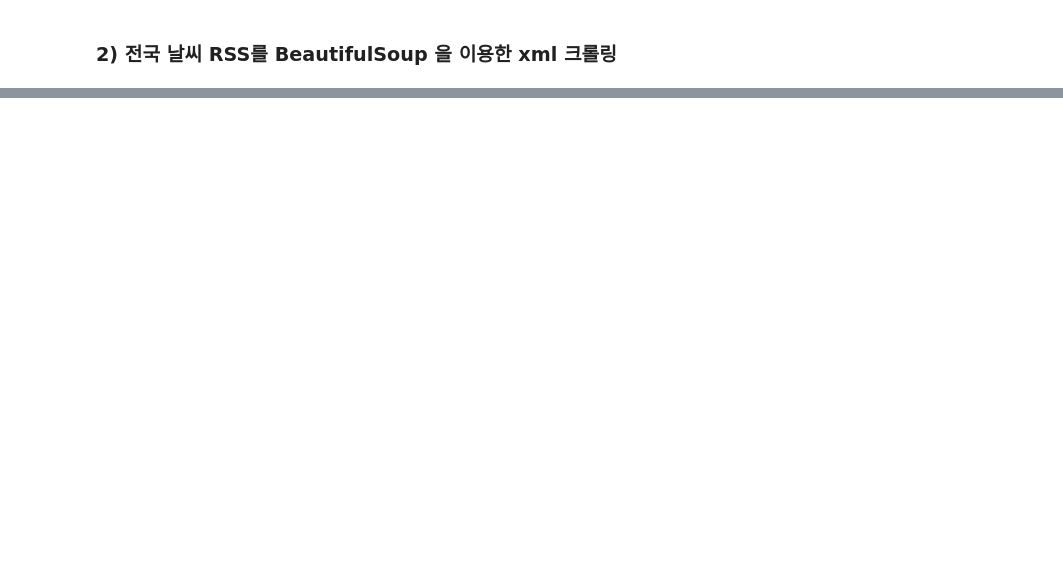
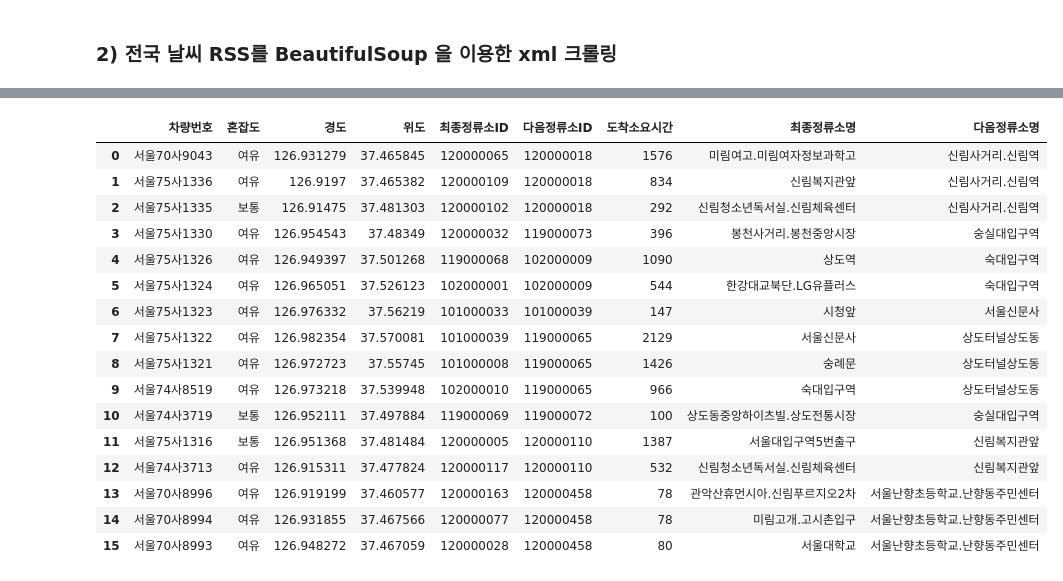
Before and after one commit to minjunK94/ai, a Jupyter notebook: source/07_python/ch14_웹데이터수집1_정적.ipynb, the cells around one changed output, grey strips where cells are left out. Drawn from its saved outputs; the diff is of its cells as text; code cells hidden in the pictures; blank space fills up the shorter version.

```diff
--- a/source/07_python/ch14_웹데이터수집1_정적.ipynb
+++ b/source/07_python/ch14_웹데이터수집1_정적.ipynb
@@ -843,0 +1087,31 @@ for loc in locations:
+# %%
+key = 'kWiLqR5an3qgHfkycjPmjxAie5mGGzW0LuPktrSNA3kqpsmWfsLSW9TxR9k0khrZgJLecVcO88n5LsStz845eg%3D%3D'
+url3 = f'http://ws.bus.go.kr/api/rest/buspos/getBusPosByRtid?ServiceKey={key}&busRouteId={busRouteId}'
+print(url3)
+savefilename3 = 'data/ch14_3busPosition.xml'
+urlretrieve(url3, savefilename3)
+xml = open(savefilename3, 'r', encoding='utf-8').read()
+soup = BeautifulSoup(xml, "xml")
+bus_position = []
+for itemList in soup.select('itemList'):
+    plainNo = itemList.find('plainNo').text
+    congetion = itemList.find('congetion').text
+    congetion = '여유' if congetion=='3' \
+    else '보통' if congetion=='4' \
+    else '혼잡' if congetion=='5' \
+    else '매우혼잡'
+    gpsX = itemList.find('gpsX').text
+    gpsY = itemList.find('gpsY').text
+    lastStnId = itemList.find('lastStnId').text
+    nextStId = itemList.find('nextStId').text
+    nextStTm = itemList.find('nextStTm').text
+    bus_position.append({'차량번호':plainNo,
+                        '혼잡도':congetion,
+                        '경도':gpsX,
+                        '위도':gpsY,
+                        '최종정류소ID':lastStnId,
+                        '다음정류소ID':nextStId,
+                        '도착소요시간':nextStTm})
+df_pos = pd.DataFrame(bus_position)
+print(f'{busNum}번 운행중인 버스는 {len(df_pos)}')
+df_pos
@@ -843,0 +1142,5 @@ for loc in locations:
+# %%
+def station_name(row):
+    row['최종정류소명'] = df.loc[df['정류소ID']==row['최종정류소ID'], '정류소명'].iloc[0]
+    row['다음정류소명'] = df.loc[df['정류소ID']==row['다음정류소ID'], '정류소명'].iloc[0]
+    return row
@@ -843,0 +1160,20 @@ for loc in locations:
+# %%
+df_pos.apply(station_name, axis=1)
+# %% [output]
+|  | 차량번호 | 혼잡도 | 경도 | 위도 | 최종정류소ID | 다음정류소ID | 도착소요시간 | 최종정류소명 | 다음정류소명 |
+| 0 | 서울70사9043 | 여유 | 126.931279 | 37.465845 | 120000065 | 120000018 | 1576 | 미림여고.미림여자정보과학고 | 신림사거리.신림역 |
+| 1 | 서울75사1336 | 여유 | 126.9197 | 37.465382 | 120000109 | 120000018 | 834 | 신림복지관앞 | 신림사거리.신림역 |
+| 2 | 서울75사1335 | 보통 | 126.91475 | 37.481303 | 120000102 | 120000018 | 292 | 신림청소년독서실.신림체육센터 | 신림사거리.신림역 |
+| 3 | 서울75사1330 | 여유 | 126.954543 | 37.48349 | 120000032 | 119000073 | 396 | 봉천사거리.봉천중앙시장 | 숭실대입구역 |
+| 4 | 서울75사1326 | 여유 | 126.949397 | 37.501268 | 119000068 | 102000009 | 1090 | 상도역 | 숙대입구역 |
+| 5 | 서울75사1324 | 여유 | 126.965051 | 37.526123 | 102000001 | 102000009 | 544 | 한강대교북단.LG유플러스 | 숙대입구역 |
+| 6 | 서울75사1323 | 여유 | 126.976332 | 37.56219 | 101000033 | 101000039 | 147 | 시청앞 | 서울신문사 |
+| 7 | 서울75사1322 | 여유 | 126.982354 | 37.570081 | 101000039 | 119000065 | 2129 | 서울신문사 | 상도터널상도동 |
+| 8 | 서울75사1321 | 여유 | 126.972723 | 37.55745 | 101000008 | 119000065 | 1426 | 숭례문 | 상도터널상도동 |
+| 9 | 서울74사8519 | 여유 | 126.973218 | 37.539948 | 102000010 | 119000065 | 966 | 숙대입구역 | 상도터널상도동 |
+| 10 | 서울74사3719 | 보통 | 126.952111 | 37.497884 | 119000069 | 119000072 | 100 | 상도동중앙하이츠빌.상도전통시장 | 숭실대입구역 |
+| 11 | 서울75사1316 | 보통 | 126.951368 | 37.481484 | 120000005 | 120000110 | 1387 | 서울대입구역5번출구 | 신림복지관앞 |
+| 12 | 서울74사3713 | 여유 | 126.915311 | 37.477824 | 120000117 | 120000110 | 532 | 신림청소년독서실.신림체육센터 | 신림복지관앞 |
+| 13 | 서울70사8996 | 여유 | 126.919199 | 37.460577 | 120000163 | 120000458 | 78 | 관악산휴먼시아.신림푸르지오2차 | 서울난향초등학교.난향동주민센터 |
+| 14 | 서울70사8994 | 여유 | 126.931855 | 37.467566 | 120000077 | 120000458 | 78 | 미림고개.고시촌입구 | 서울난향초등학교.난향동주민센터 |
+| 15 | 서울70사8993 | 여유 | 126.948272 | 37.467059 | 120000028 | 120000458 | 80 | 서울대학교 | 서울난향초등학교.난향동주민센터 |
```
Also changed, not shown: parts of 16 cells of this notebook, 3 other files.
